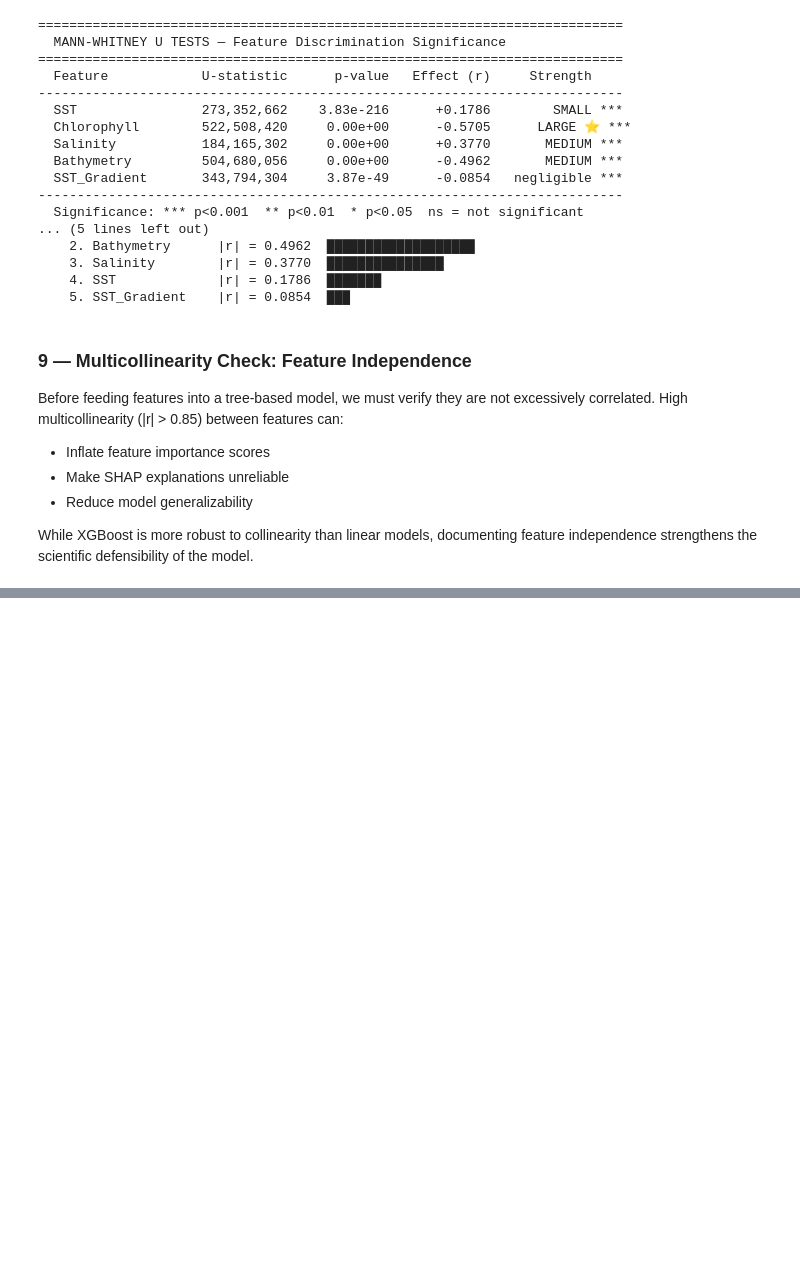
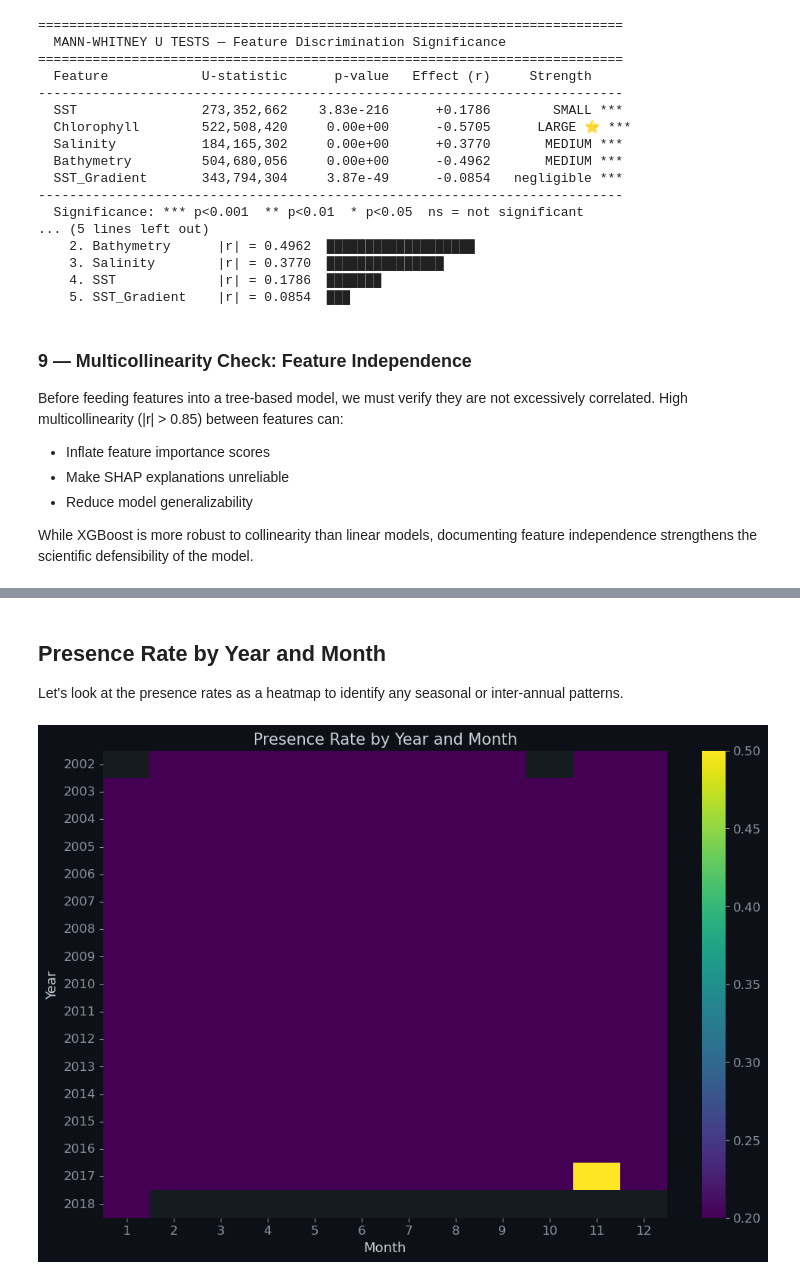
Before and after one commit to YeehawMcfly/Re-WhaleGuard, a Jupyter notebook: eda_narw_sdm.ipynb, the cells around one changed output, grey strips where cells are left out. Drawn from its saved outputs; the diff is of its cells as text; code cells hidden in the pictures; blank space fills up the shorter version.

Commit message:
Adding more EDA graphs

```diff
--- a/eda_narw_sdm.ipynb
+++ b/eda_narw_sdm.ipynb
@@ -601,3 +601,26 @@ Correlation Summary (|r| > 0.5 flagged):
   Salinity        ↔ Bathymetry     :  r = -0.345
 
 ✅ EDA Complete. Dataset is validated and ready for XGBoost training.
+# %% [markdown]
+## Presence Rate by Year and Month
+Let's look at the presence rates as a heatmap to identify any seasonal or inter-annual patterns.
+# %%
+import seaborn as sns
+import matplotlib.pyplot as plt
+
+# Ensure Date is datetime
+df['Date'] = pd.to_datetime(df['Date'])
+df['Year'] = df['Date'].dt.year
+df['Month'] = df['Date'].dt.month
+
+# Calculate presence rate (mean of Presence)
+heatmap_data = df.groupby(['Year', 'Month'])['Presence'].mean().unstack()
+
+plt.figure(figsize=(12, 8))
+sns.heatmap(heatmap_data, cmap='viridis', annot=False)
+plt.title('Presence Rate by Year and Month')
+plt.ylabel('Year')
+plt.xlabel('Month')
+plt.show()
+# %% [output]
+[figure, added]
```
Also changed, not shown: parts of 12 cells of this notebook, 15 other files.
